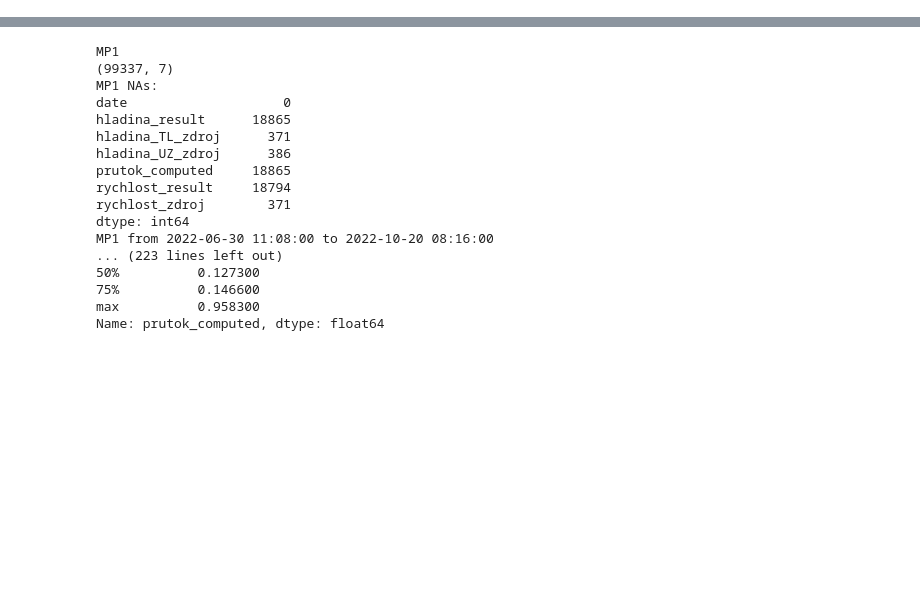
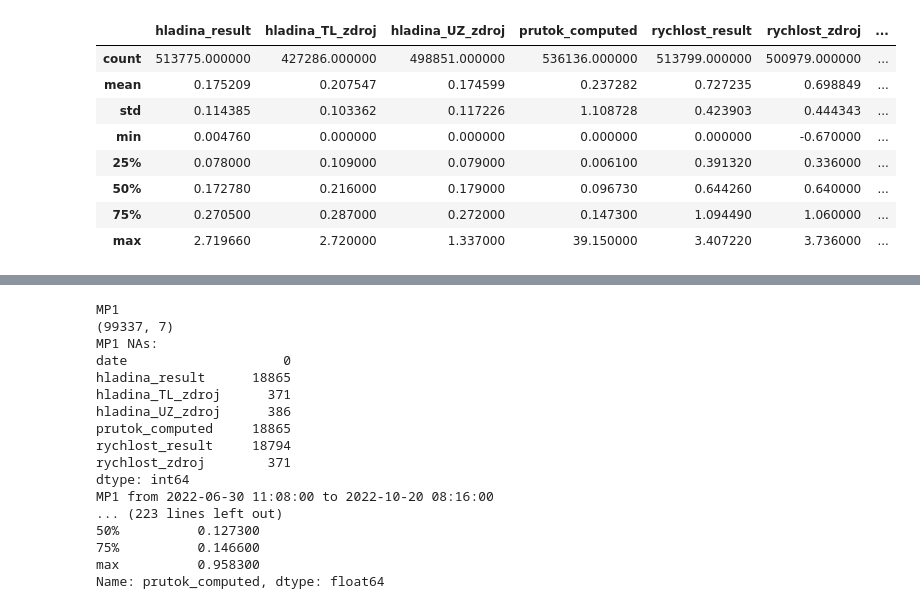
Before and after one commit to macejova/Ecox-seminar-project, a Jupyter notebook: Ecox seminar project 2.ipynb, the cells around one changed output, grey strips where cells are left out. Saved outputs shown, nothing was run; the diff lists cells and outputs as text; code cells hidden in the pictures; blank space fills up the shorter version.

```diff
--- a/Ecox seminar project 2.ipynb
+++ b/Ecox seminar project 2.ipynb
@@ -48,0 +534,14 @@ sites
+# %%
+explorer = Data_Explorer(site_dataframes)
+# %%
+explorer.joined_data.describe()
+# %% [output]
+|  | hladina_result | hladina_TL_zdroj | hladina_UZ_zdroj | prutok_computed | rychlost_result | rychlost_zdroj | ... |
+| count | 513775.000000 | 427286.000000 | 498851.000000 | 536136.000000 | 513799.000000 | 500979.000000 | ... |
+| mean | 0.175209 | 0.207547 | 0.174599 | 0.237282 | 0.727235 | 0.698849 | ... |
+| std | 0.114385 | 0.103362 | 0.117226 | 1.108728 | 0.423903 | 0.444343 | ... |
+| min | 0.004760 | 0.000000 | 0.000000 | 0.000000 | 0.000000 | -0.670000 | ... |
+| 25% | 0.078000 | 0.109000 | 0.079000 | 0.006100 | 0.391320 | 0.336000 | ... |
+| 50% | 0.172780 | 0.216000 | 0.179000 | 0.096730 | 0.644260 | 0.640000 | ... |
+| 75% | 0.270500 | 0.287000 | 0.272000 | 0.147300 | 1.094490 | 1.060000 | ... |
+| max | 2.719660 | 2.720000 | 1.337000 | 39.150000 | 3.407220 | 3.736000 | ... |
```
Also changed, not shown: parts of 21 cells of this notebook.
